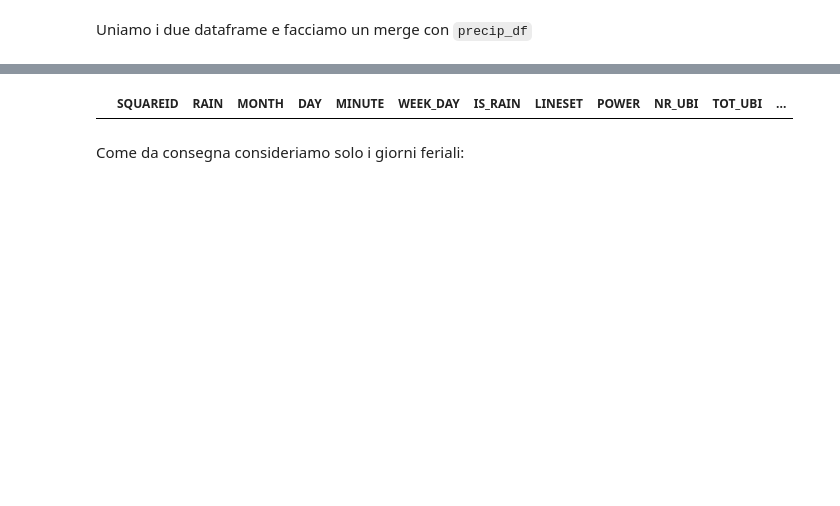
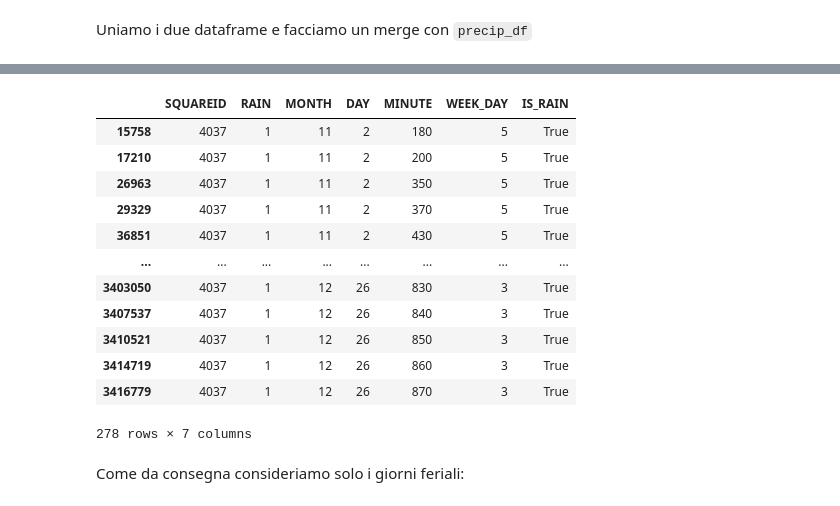
Before and after one commit to MarcoFava/Lavandini, a Jupyter notebook: EDA_tot.ipynb, the cells around one changed output, grey strips where cells are left out. Drawn from its saved outputs; the diff is of its cells as text; code cells hidden in the pictures; blank space fills up the shorter version.

```diff
--- a/EDA_tot.ipynb
+++ b/EDA_tot.ipynb
@@ -185,7 +187,19 @@ final_df
-# %%
-final_df[final_df["RAIN"]==np.NaN][50:100]
-# %% [output]
-|  | SQUAREID | RAIN | MONTH | DAY | MINUTE | WEEK_DAY | IS_RAIN | LINESET | POWER | NR_UBI | TOT_UBI | ... |
+# %%
+precip_df[precip_df["SQUAREID"] == 4037]
+# %% [output]
+|  | SQUAREID | RAIN | MONTH | DAY | MINUTE | WEEK_DAY | IS_RAIN |
+| 15758 | 4037 | 1 | 11 | 2 | 180 | 5 | True |
+| 17210 | 4037 | 1 | 11 | 2 | 200 | 5 | True |
+| 26963 | 4037 | 1 | 11 | 2 | 350 | 5 | True |
+| 29329 | 4037 | 1 | 11 | 2 | 370 | 5 | True |
+| 36851 | 4037 | 1 | 11 | 2 | 430 | 5 | True |
+| ... | ... | ... | ... | ... | ... | ... | ... |
+| 3403050 | 4037 | 1 | 12 | 26 | 830 | 3 | True |
+| 3407537 | 4037 | 1 | 12 | 26 | 840 | 3 | True |
+| 3410521 | 4037 | 1 | 12 | 26 | 850 | 3 | True |
+| 3414719 | 4037 | 1 | 12 | 26 | 860 | 3 | True |
+| 3416779 | 4037 | 1 | 12 | 26 | 870 | 3 | True |
+278 rows × 7 columns
 # %% [markdown]
 Come da consegna consideriamo solo i giorni feriali:
 # %%
```
Also changed, not shown: parts of 7 cells of this notebook.
